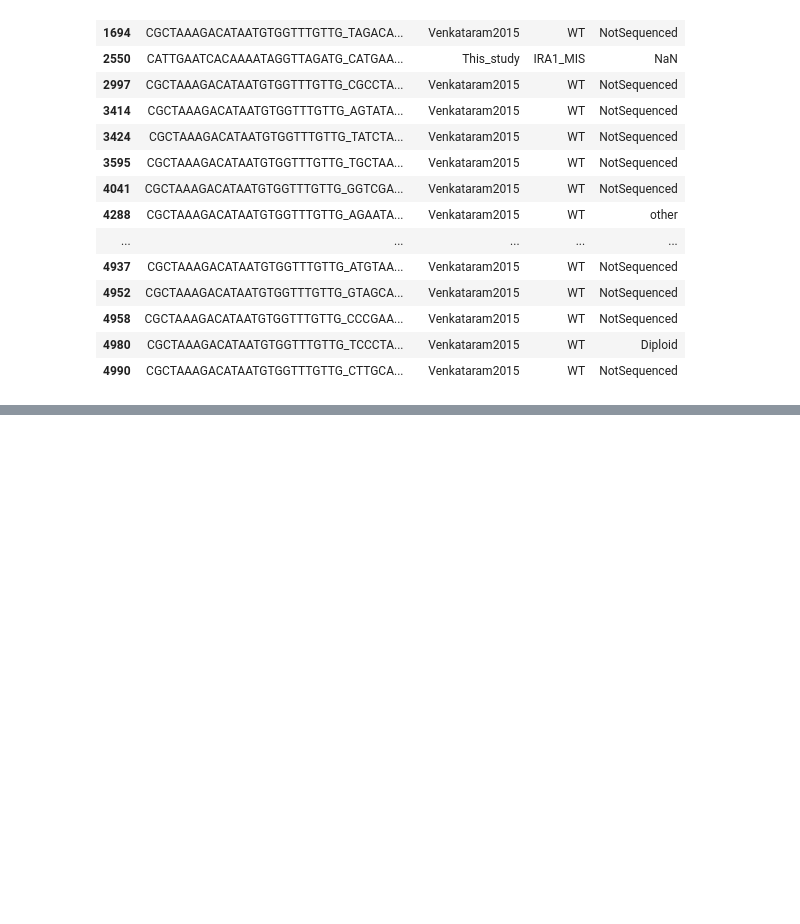
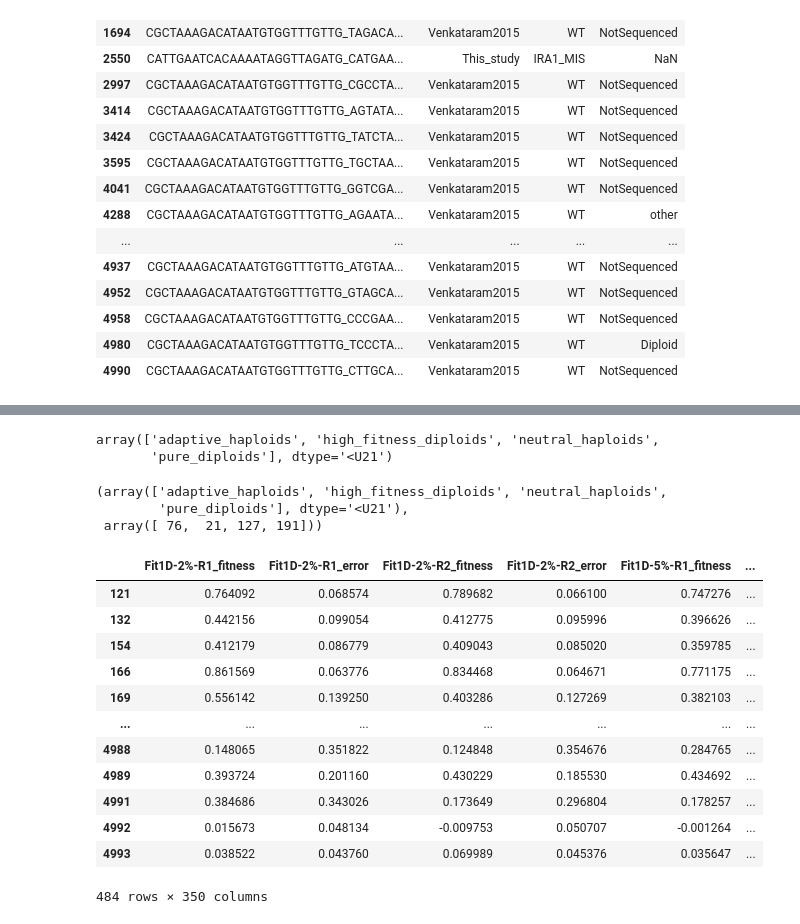
Before and after one commit to grantkinsler/EvolvingFront, a Jupyter notebook: code/processing/WGS/organizing_mutations_and_fitness.ipynb, the cells around one changed output, grey strips where cells are left out. Drawn from its saved outputs; the diff is of its cells as text; code cells hidden in the pictures; blank space fills up the shorter version.

```diff
--- a/code/processing/WGS/organizing_mutations_and_fitness.ipynb
+++ b/code/processing/WGS/organizing_mutations_and_fitness.ipynb
@@ -1063,7 +1072,7 @@ def cutoff_z_score(fitness,error,centroid,cutoff=2):
 # %%
 # class classification_set()
 
-def classify_mutants(prior_set,data,distance_metric='mahalanobis',cutoff=3.5,counter=0,counter_cutoff=10):
+def classify_mutants(prior_set,data,distance_metric='mahalanobis',cutoff=3,counter=0,counter_cutoff=10):
 
     set_centroid = np.nanmean(data[prior_set,:],axis=0)
     set_covariance = np.cov(data[prior_set,:].swapaxes(0,1))
@@ -1089,7 +1098,7 @@ def classify_mutants(prior_set,data,distance_metric='mahalanobis',cutoff=3.5,cou
 
     else:
         print('Still going!',counter,sum(new_set))
-        return classify_mutants(new_set,data,counter=counter+1)
+        return classify_mutants(new_set,data,counter=counter+1,cutoff=cutoff,counter_cutoff=counter_cutoff)
 # %%
 import scipy
 # %%
@@ -1405,13 +1474,17 @@ for anc,barcode,old_class,ploidy_new in zip(merged_fitness['ancestor'].values,
                                             merged_fitness['barcode'].values,
                                             merged_fitness['class'].values,
                                             merged_fitness['ploidy_new'].values):
-    if anc in ['CYR1','GPB2','TOR1','IRA1_MIS','IRA1_NON']:
+    if anc in ['WT','CYR1','GPB2','TOR1','IRA1_MIS','IRA1_NON']:
         if barcode in neutral_haploid_dict[anc]:
             class_new_list.append('neutral_haploids')
         elif barcode in pure_diploid_dict[anc]:
             class_new_list.append('pure_diploids')
         else:
-            if ploidy_new in (['diploid','Diploid']):
+            if old_class == 'pure_diploids':
+                class_new_list.append('pure_diploids')
+            elif old_class == 'neutral_haploids':
+                class_new_list.append('neutral_haploids')
+            elif ploidy_new in (['diploid','Diploid']):
                 class_new_list.append('high_fitness_diploids')
             else:
                 class_new_list.append('adaptive_haploid')
@@ -1420,7 +1493,10 @@ for anc,barcode,old_class,ploidy_new in zip(merged_fitness['ancestor'].values,
         class_new_list.append(old_class)
 merged_fitness['class_new'] = class_new_list
 # %%
-merged_fitness['all_mutations']
+np.unique([entry for entry in merged_fitness['class'].values if not p.isnull(entry)])
+# %% [output]
+array(['adaptive_haploids', 'high_fitness_diploids', 'neutral_haploids',
+       'pure_diploids'], dtype='<U21')
 # %%
 ### manually add double mutants with extreme fitness/performances:
 
@@ -1458,0 +1531,25 @@ merged_fitness[merged_fitness['gene']=='ALD5']['all_mutations_verbose'].values
+# %%
+np.unique([entry for entry in merged_fitness[(merged_fitness['ancestor']=='WT') &
+                                             (merged_fitness['source_publication']!='Li2019')
+                                            ]['class'].values if not p.isnull(entry)],return_counts=True)
+# %% [output]
+(array(['adaptive_haploids', 'high_fitness_diploids', 'neutral_haploids',
+        'pure_diploids'], dtype='<U21'),
+ array([ 76,  21, 127, 191]))
+# %%
+merged_fitness[(merged_fitness['ancestor']=='WT') &
+                                             (merged_fitness['source_publication']!='Li2019')]
+# %% [output]
+|  | Fit1D-2%-R1_fitness | Fit1D-2%-R1_error | Fit1D-2%-R2_fitness | Fit1D-2%-R2_error | Fit1D-5%-R1_fitness | ... |
+| 121 | 0.764092 | 0.068574 | 0.789682 | 0.066100 | 0.747276 | ... |
+| 132 | 0.442156 | 0.099054 | 0.412775 | 0.095996 | 0.396626 | ... |
+| 154 | 0.412179 | 0.086779 | 0.409043 | 0.085020 | 0.359785 | ... |
+| 166 | 0.861569 | 0.063776 | 0.834468 | 0.064671 | 0.771175 | ... |
+| 169 | 0.556142 | 0.139250 | 0.403286 | 0.127269 | 0.382103 | ... |
+| ... | ... | ... | ... | ... | ... | ... |
+| 4988 | 0.148065 | 0.351822 | 0.124848 | 0.354676 | 0.284765 | ... |
+| 4989 | 0.393724 | 0.201160 | 0.430229 | 0.185530 | 0.434692 | ... |
+| 4991 | 0.384686 | 0.343026 | 0.173649 | 0.296804 | 0.178257 | ... |
+| 4992 | 0.015673 | 0.048134 | -0.009753 | 0.050707 | -0.001264 | ... |
+| 4993 | 0.038522 | 0.043760 | 0.069989 | 0.045376 | 0.035647 | ... |
+484 rows × 350 columns
```
Also changed, not shown: parts of 12 cells of this notebook, 29 other files.
